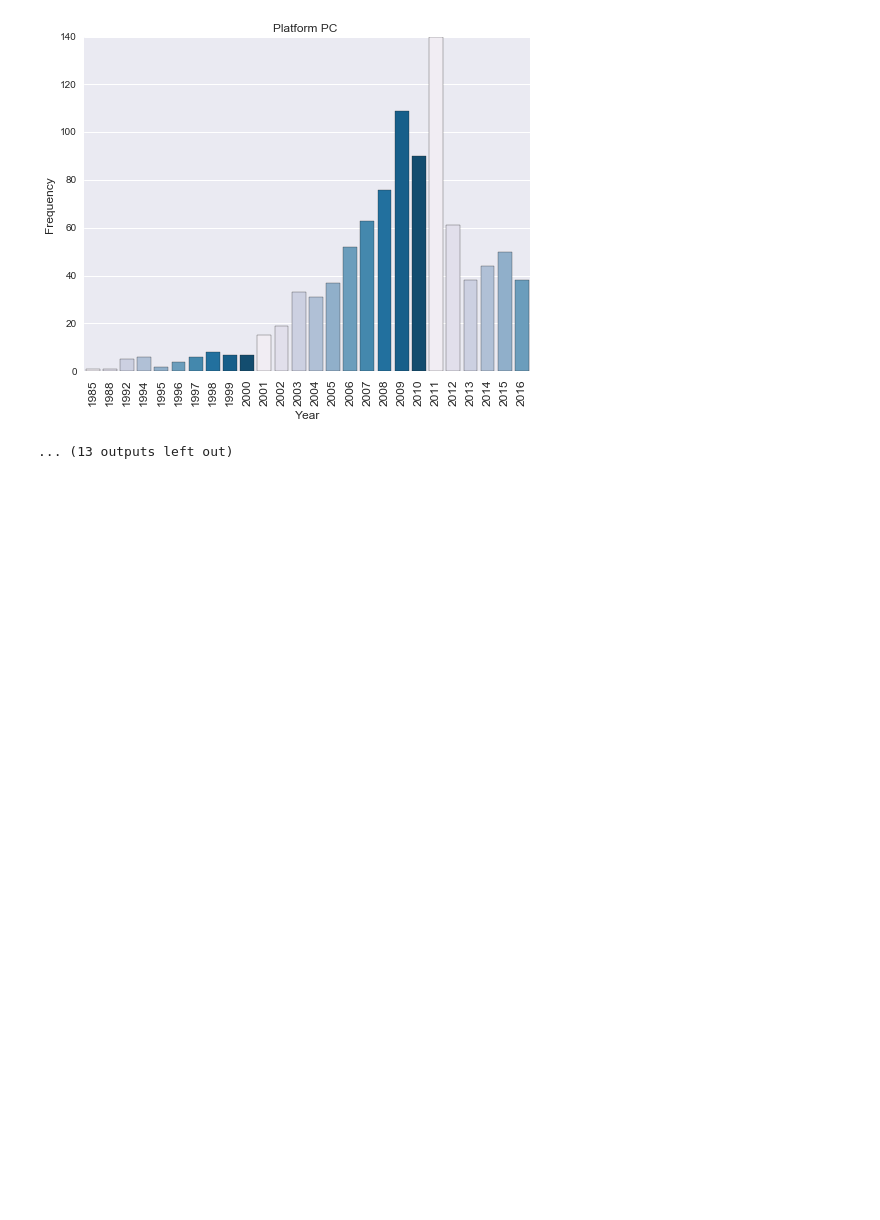
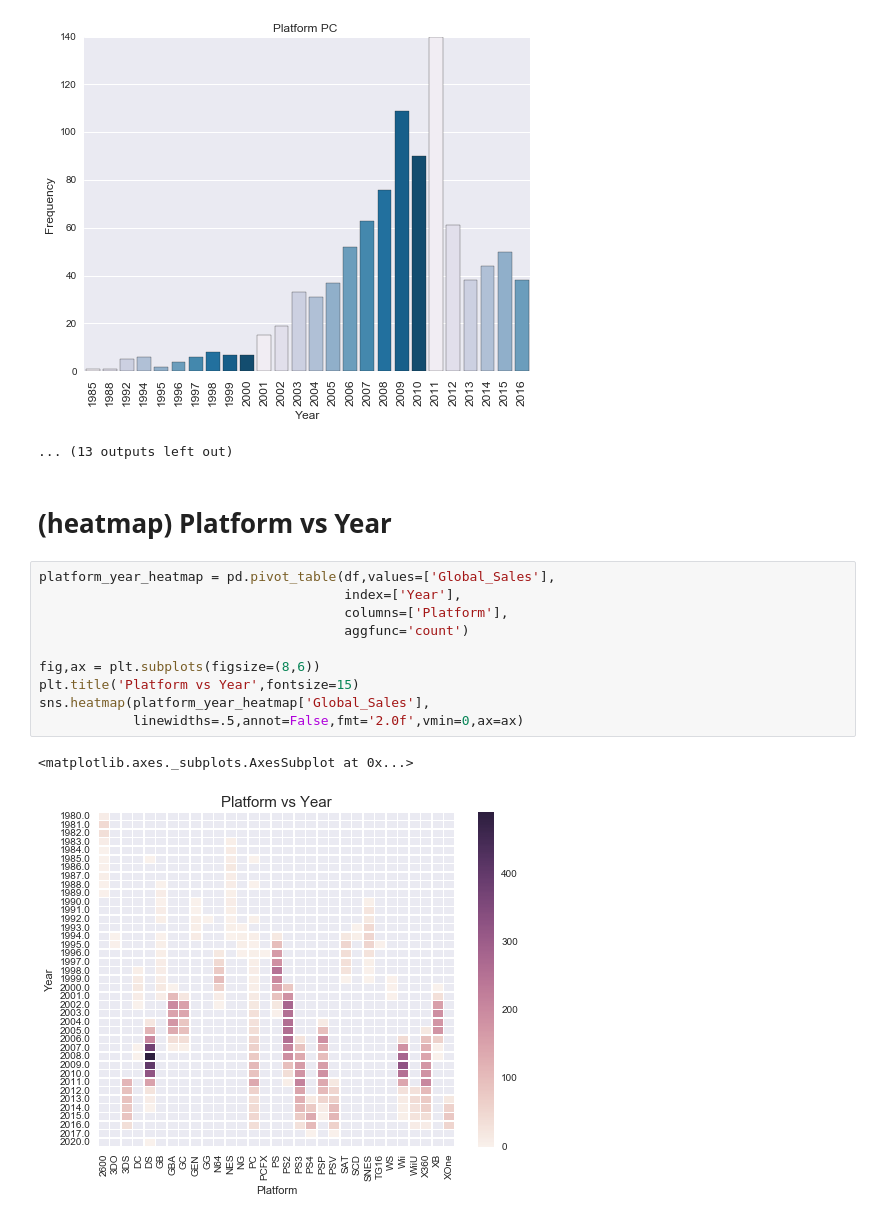
Before and after one commit to xingobar/visualization, a Jupyter notebook: video game sale.ipynb, the cells around one changed output. Cells and saved outputs as stored; diff of their text form; blank space fills up the shorter version.

```diff
--- a/video game sale.ipynb
+++ b/video game sale.ipynb
@@ -245,3 +245,18 @@ for idx in range(len(platform_year_index)):
 [figure]
 [figure]
 ... (13 outputs left out)
+# %% [markdown]
+# (heatmap) Platform vs Year
+# %%
+platform_year_heatmap = pd.pivot_table(df,values=['Global_Sales'],
+                                       index=['Year'],
+                                       columns=['Platform'],
+                                       aggfunc='count')
+
+fig,ax = plt.subplots(figsize=(8,6))
+plt.title('Platform vs Year',fontsize=15)
+sns.heatmap(platform_year_heatmap['Global_Sales'],
+            linewidths=.5,annot=False,fmt='2.0f',vmin=0,ax=ax)
+# %% [output]
+<matplotlib.axes._subplots.AxesSubplot at 0x...>
+[figure, added]
```
Also changed, not shown: parts of 2 cells of this notebook.
